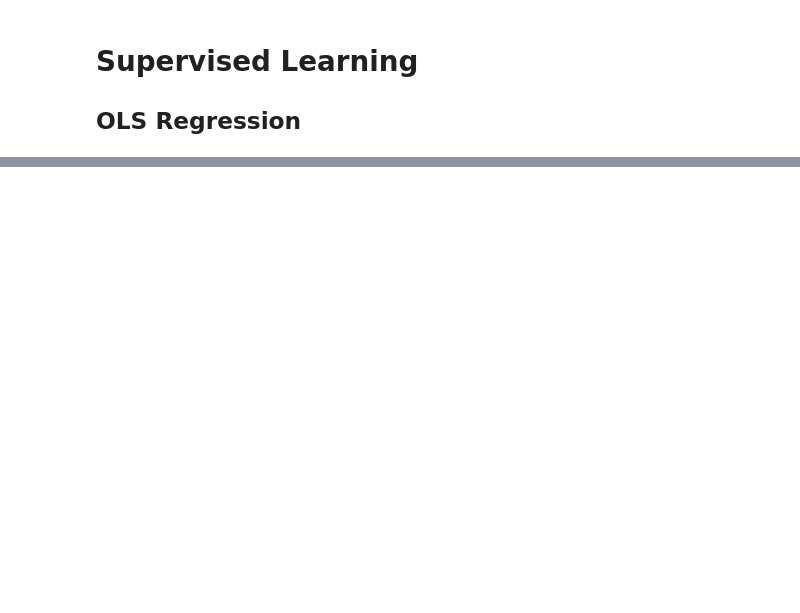
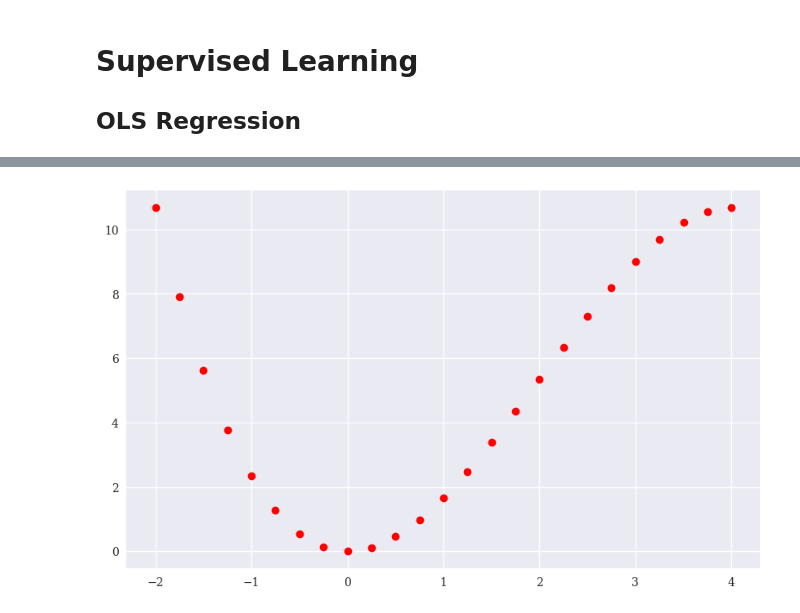
Before and after one commit to wangyouan/AIandFinance2025, a Jupyter notebook: lecture2_introduction_to_python.ipynb, the cells around one changed output, grey strips where cells are left out. Saved outputs shown, nothing was run; the diff lists cells and outputs as text; code cells hidden in the pictures; blank space fills up the shorter version.

```diff
--- a/lecture2_introduction_to_python.ipynb
+++ b/lecture2_introduction_to_python.ipynb
@@ -100,0 +136,6 @@ plt.show()
+# %%
+plt.figure(figsize=(10, 6))
+plt.plot(x, y, 'ro', label='sample data')
+plt.show()
+# %% [output]
+[figure, added]
```
Also changed, not shown: parts of 28 cells of this notebook.
